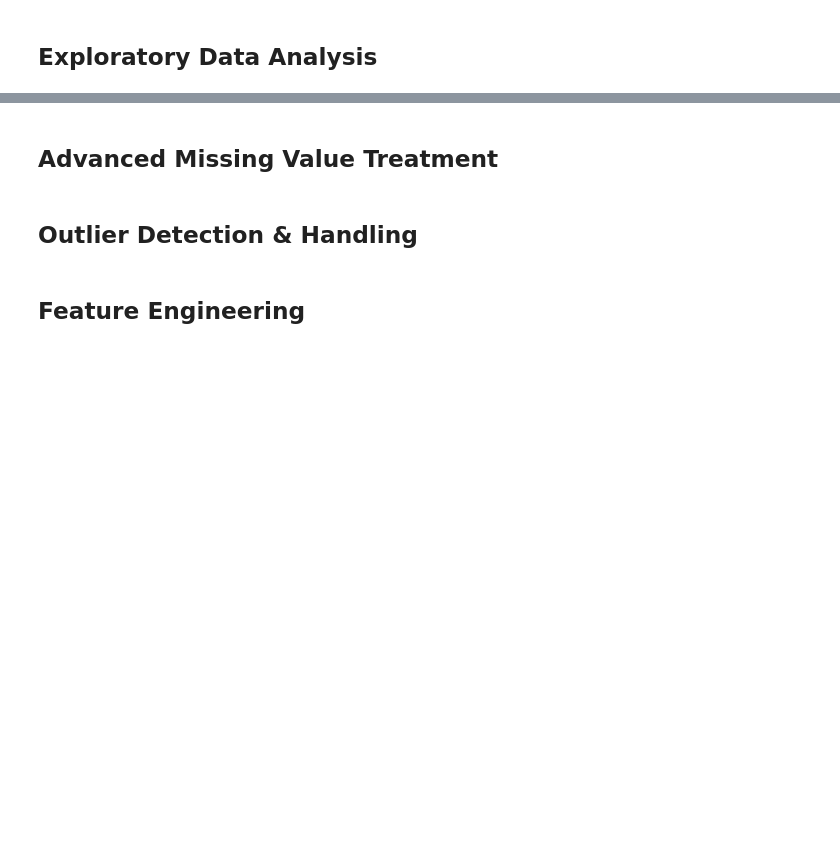
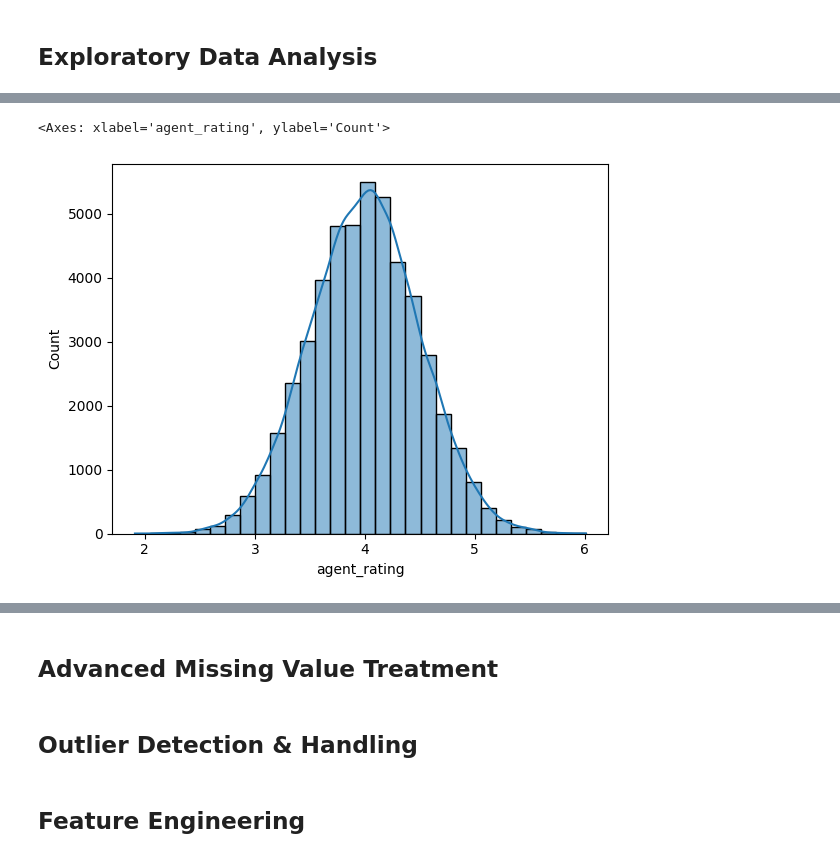
Before and after one commit to omvaja693-create/Amazon-s-Data-Preprocessing-Feature-Engineering, a Jupyter notebook: anazon_analysis.ipynb, the cells around one changed output, grey strips where cells are left out. Drawn from its saved outputs; the diff is of its cells as text; code cells hidden in the pictures; blank space fills up the shorter version.

```diff
--- a/anazon_analysis.ipynb
+++ b/anazon_analysis.ipynb
@@ -239,0 +267,5 @@ Name: count, dtype: int64
+# %%
+sns.histplot(data=df, x='agent_rating', bins=30, kde=True)
+# %% [output]
+<Axes: xlabel='agent_rating', ylabel='Count'>
+[figure, added]
```
Also changed, not shown: parts of 7 cells of this notebook.
